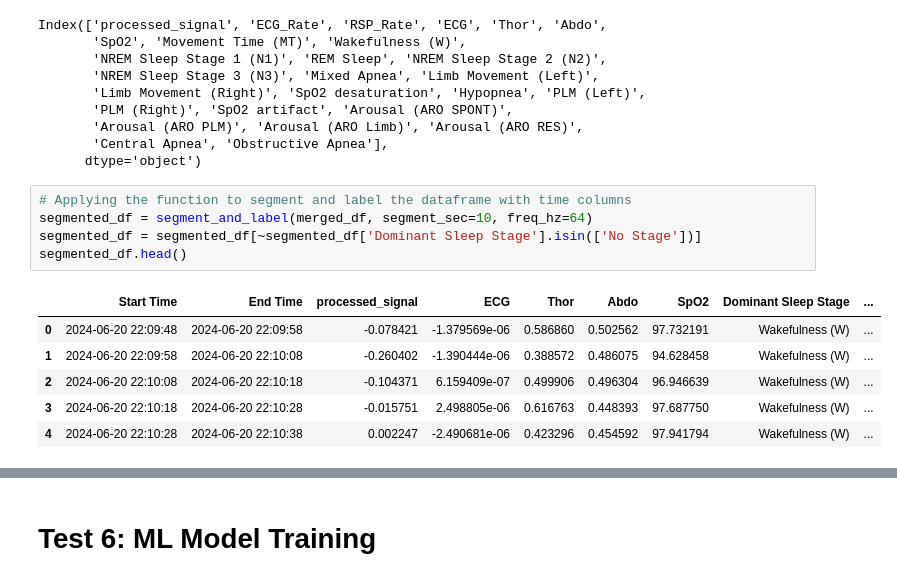
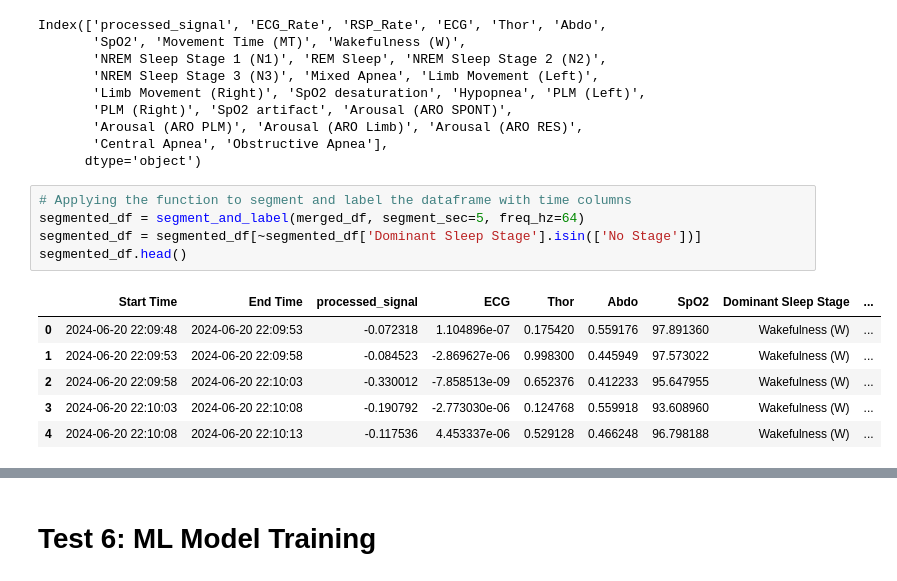
Before and after one commit to w-zzzz/SleepLab, a Jupyter notebook: event_loader_sleep.ipynb, the cells around one changed output, grey strips where cells are left out. Saved outputs shown, nothing was run; the diff lists cells and outputs as text.

```diff
--- a/event_loader_sleep.ipynb
+++ b/event_loader_sleep.ipynb
@@ -2083,16 +2068,16 @@ Index(['processed_signal', 'ECG_Rate', 'RSP_Rate', 'ECG', 'Thor', 'Abdo',
       dtype='object')
 # %%
 # Applying the function to segment and label the dataframe with time columns
-segmented_df = segment_and_label(merged_df, segment_sec=10, freq_hz=64)
+segmented_df = segment_and_label(merged_df, segment_sec=5, freq_hz=64)
 segmented_df = segmented_df[~segmented_df['Dominant Sleep Stage'].isin(['No Stage'])]
 segmented_df.head()
 # %% [output]
 |  | Start Time | End Time | processed_signal | ECG | Thor | Abdo | SpO2 | Dominant Sleep Stage | ... |
-| 0 | 2024-06-20 22:09:48 | 2024-06-20 22:09:58 | -0.078421 | -1.379569e-06 | 0.586860 | 0.502562 | 97.732191 | Wakefulness (W) | ... |
-| 1 | 2024-06-20 22:09:58 | 2024-06-20 22:10:08 | -0.260402 | -1.390444e-06 | 0.388572 | 0.486075 | 94.628458 | Wakefulness (W) | ... |
-| 2 | 2024-06-20 22:10:08 | 2024-06-20 22:10:18 | -0.104371 | 6.159409e-07 | 0.499906 | 0.496304 | 96.946639 | Wakefulness (W) | ... |
-| 3 | 2024-06-20 22:10:18 | 2024-06-20 22:10:28 | -0.015751 | 2.498805e-06 | 0.616763 | 0.448393 | 97.687750 | Wakefulness (W) | ... |
-| 4 | 2024-06-20 22:10:28 | 2024-06-20 22:10:38 | 0.002247 | -2.490681e-06 | 0.423296 | 0.454592 | 97.941794 | Wakefulness (W) | ... |
+| 0 | 2024-06-20 22:09:48 | 2024-06-20 22:09:53 | -0.072318 | 1.104896e-07 | 0.175420 | 0.559176 | 97.891360 | Wakefulness (W) | ... |
+| 1 | 2024-06-20 22:09:53 | 2024-06-20 22:09:58 | -0.084523 | -2.869627e-06 | 0.998300 | 0.445949 | 97.573022 | Wakefulness (W) | ... |
+| 2 | 2024-06-20 22:09:58 | 2024-06-20 22:10:03 | -0.330012 | -7.858513e-09 | 0.652376 | 0.412233 | 95.647955 | Wakefulness (W) | ... |
+| 3 | 2024-06-20 22:10:03 | 2024-06-20 22:10:08 | -0.190792 | -2.773030e-06 | 0.124768 | 0.559918 | 93.608960 | Wakefulness (W) | ... |
+| 4 | 2024-06-20 22:10:08 | 2024-06-20 22:10:13 | -0.117536 | 4.453337e-06 | 0.529128 | 0.466248 | 96.798188 | Wakefulness (W) | ... |
 # %%
 
 def segment_and_label_as_nd_cubes(df, segment_sec=10, freq_hz=64, label_type='stage', input_signals=['processed_signal', 'ECG', 'Thor', 'Abdo', 'SpO2']):
```
Also changed, not shown: parts of 16 cells of this notebook.
